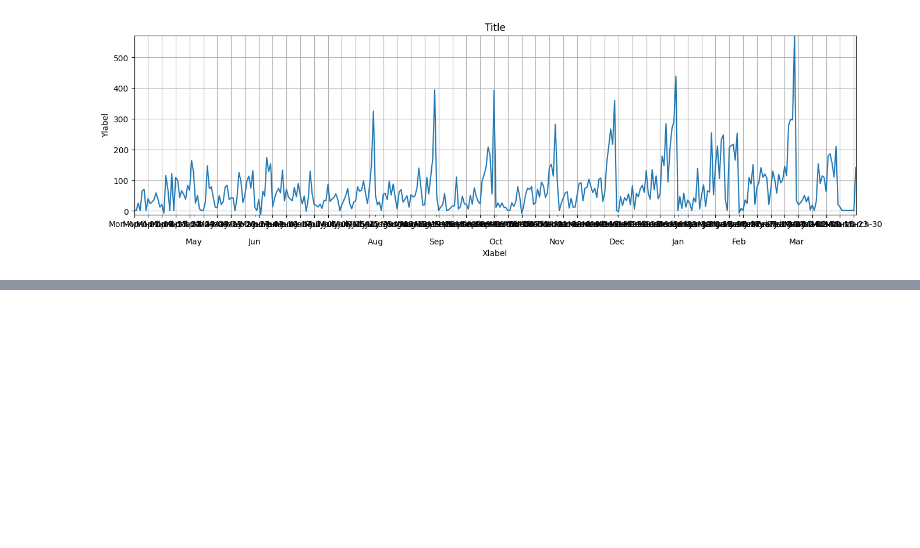
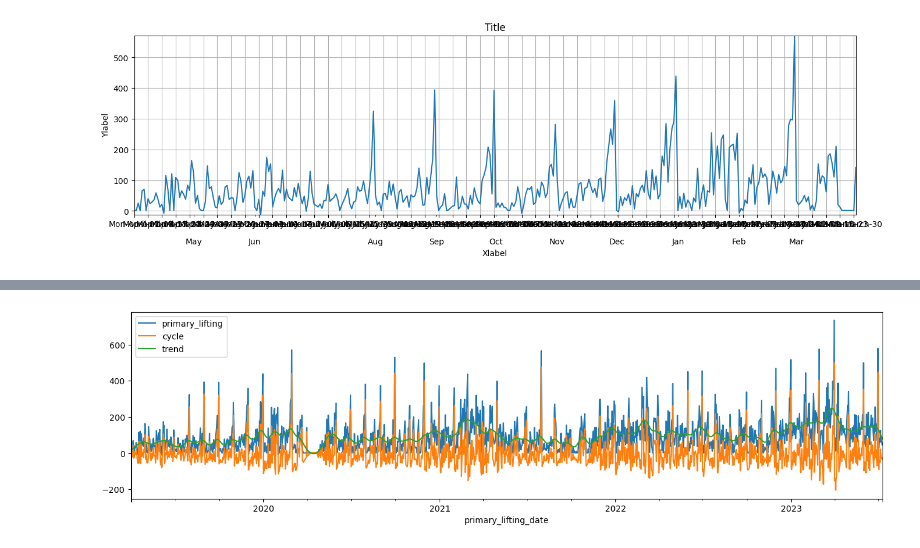
Before and after one commit to Csengupta1101/Time-Series-Framework, a Jupyter notebook: Time_Series_Foundation.ipynb, the cells around one changed output, grey strips where cells are left out. Drawn from its saved outputs; the diff is of its cells as text; code cells hidden in the pictures; blank space fills up the shorter version.

```diff
--- a/Time_Series_Foundation.ipynb
+++ b/Time_Series_Foundation.ipynb
@@ -265,0 +299,12 @@ ax.xaxis.grid(True)
+# %%
+''' Using HP filter with statsmodels '''
+# importing hpfilter module
+from statsmodels.tsa.filters.hp_filter import hpfilter
+# Now we will use the HP filter and will get two tuple outputs , cyclical and trend component in our data
+ts_cycle , ts_trend = hpfilter(df1['primary_lifting'],lamb=1600)
+# %%
+# Now let's go ahead assign these cycle and trend component into our main dataframe and plot the same
+df2 = df1.copy()
+df2['cycle'] = ts_cycle
+df2['trend'] = ts_trend
+df2.head()
@@ -265,0 +319,4 @@ ax.xaxis.grid(True)
+# %%
+df2[['primary_lifting','cycle','trend']].plot(figsize=(16,4));
+# %% [output]
+[figure, added]
```
Also changed, not shown: parts of 35 cells of this notebook.
